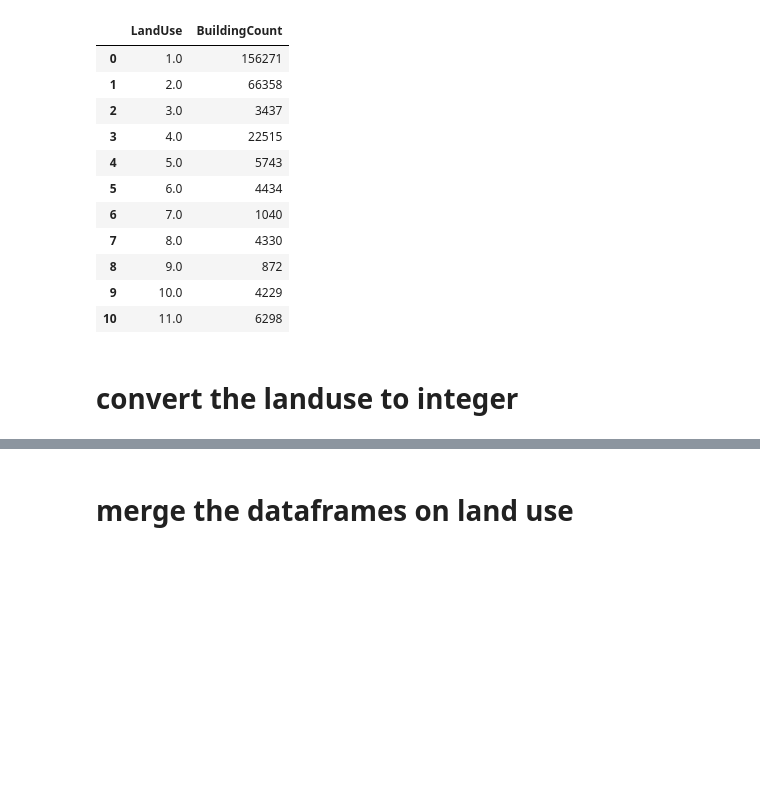
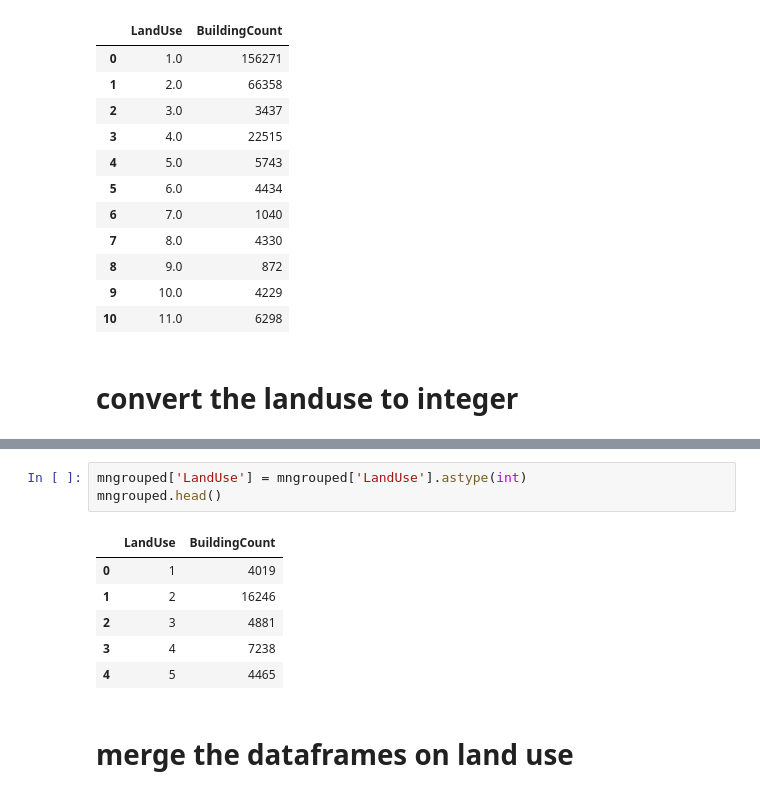
Before and after one commit to samjfalk/PUI2018_sjf374, a Jupyter notebook: HW5_sjf374/HW5_1_sjf374.ipynb, the cells around one changed output, grey strips where cells are left out. Saved outputs shown, nothing was run; the diff lists cells and outputs as text; blank space fills up the shorter version.

```diff
--- a/HW5_sjf374/HW5_1_sjf374.ipynb
+++ b/HW5_sjf374/HW5_1_sjf374.ipynb
@@ -284,6 +251,16 @@ bkgrouped.head()
 | 2 | 3 | 3437 |
 | 3 | 4 | 22515 |
 | 4 | 5 | 5743 |
+# %%
+mngrouped['LandUse'] = mngrouped['LandUse'].astype(int)
+mngrouped.head()
+# %% [output]
+|  | LandUse | BuildingCount |
+| 0 | 1 | 4019 |
+| 1 | 2 | 16246 |
+| 2 | 3 | 4881 |
+| 3 | 4 | 7238 |
+| 4 | 5 | 4465 |
 # %% [markdown]
 # merge the dataframes on land use
 # %%
```
Also changed, not shown: parts of 15 cells of this notebook.
